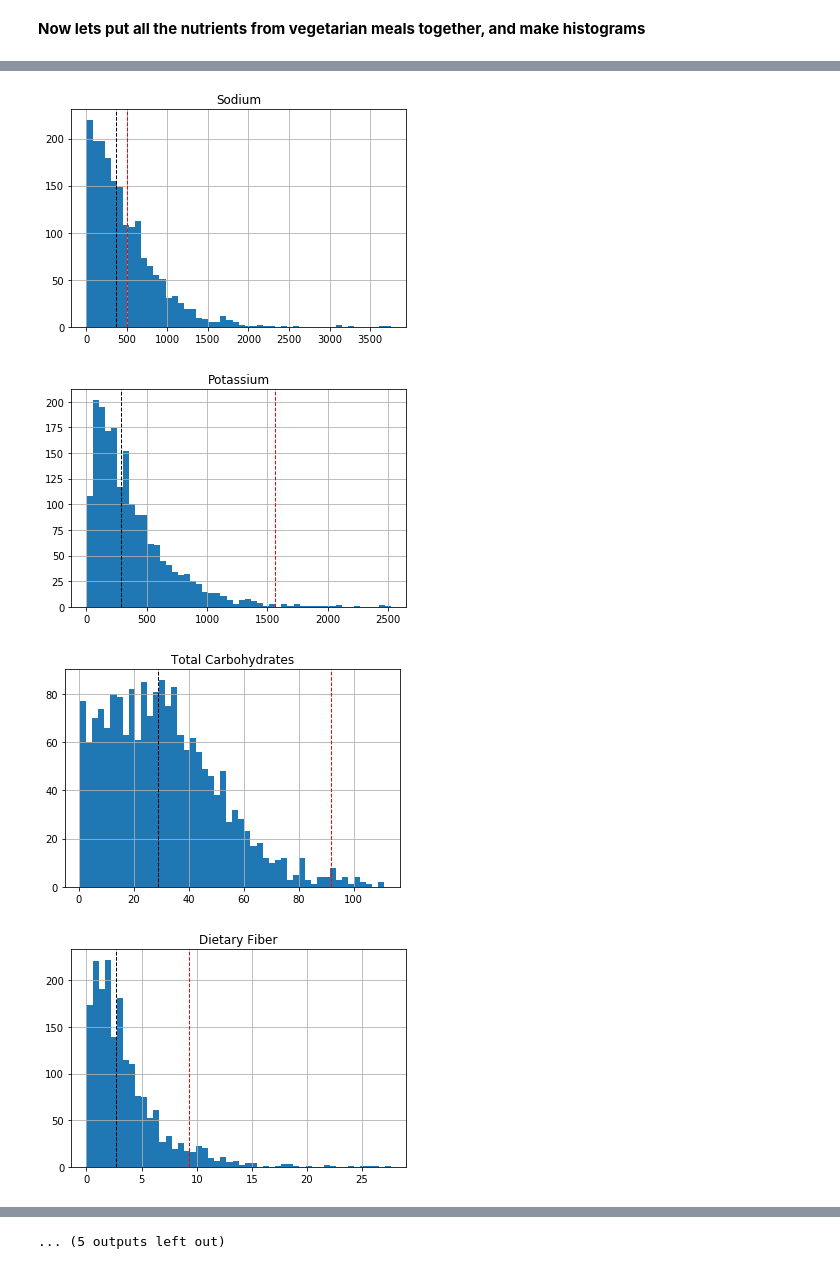
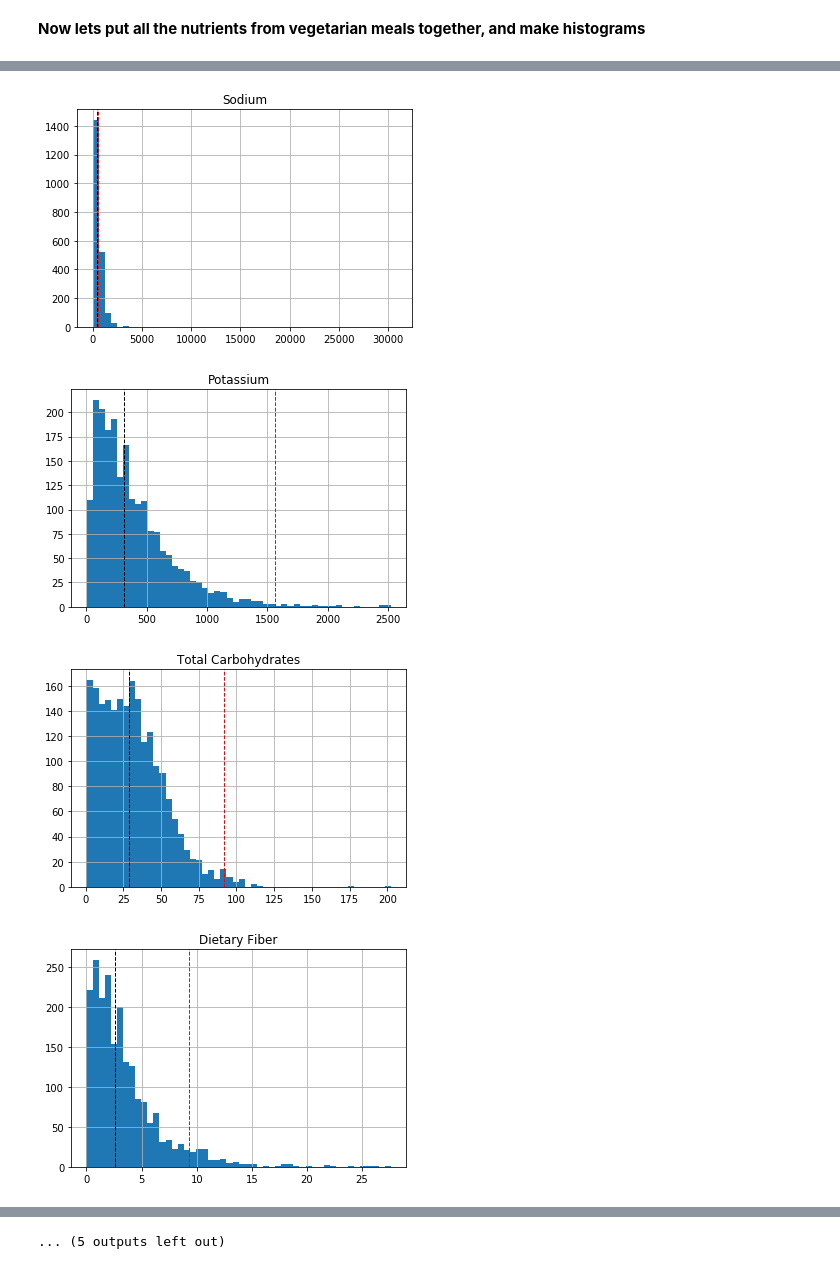
Before and after one commit to strefele/ADA2018-Project, a Jupyter notebook: Data_Analysis.ipynb, the cells around one changed output, grey strips where cells are left out. Drawn from its saved outputs; the diff is of its cells as text; code cells hidden in the pictures.

```diff
--- a/Data_Analysis.ipynb
+++ b/Data_Analysis.ipynb
@@ -306,0 +311,7 @@ Name: 7016, dtype: object
+# %%
+#vegetarian dinners
+temp_vege_dinner_nutrients = vegetarianize(dinner_nutrients_df, dinner_ingredients_df, dinner_recipe_df,
+                                          filename = 'data/meats')
+vege_dinner_nutrients = vegetarianize(temp_vege_dinner_nutrients, dinner_ingredients_df, dinner_recipe_df,
+                                     filename = 'data/fish')
+display(vege_dinner_nutrients.shape)
@@ -332,13 +345,14 @@ def nutrient_histogram(nutrients_df, name):
 
     return median, rec_value, graph
 # %%
-vege_nutrient_merge = vege_nutrients_df.append(vege_brunch_nutrients, ignore_index=True, sort=False)
+vege_nutrient_all = vege_nutrients_df.append(vege_brunch_nutrients, ignore_index=True, sort=False)
+vege_nutrient_all = vege_nutrient_all.append(vege_dinner_nutrients, ignore_index=True, sort=False)
 # %%
-nutrient_list = vege_nutrient_merge['nutrient'].unique()
+nutrient_list = vege_nutrient_all['nutrient'].unique()
 compare_values = pd.DataFrame(columns=['nutrient', 'median', 'rec_value'])
 
 for n in nutrient_list:
-    median, rec_value, toto = nutrient_histogram(vege_nutrient_merge, n);
+    median, rec_value, toto = nutrient_histogram(vege_nutrient_all, n);
     compare_values = compare_values.append({'nutrient': n, 'median':median, 'rec_value': rec_value},
                                            ignore_index=True)
 # %% [output]
@@ -348,4 +362,4 @@ for n in nutrient_list:
-[figure, old version]
+[figure, new version]
-[figure, old version]
+[figure, new version]
-[figure, old version]
+[figure, new version]
-[figure, old version]
+[figure, new version]
```
Also changed, not shown: parts of 10 cells of this notebook.
